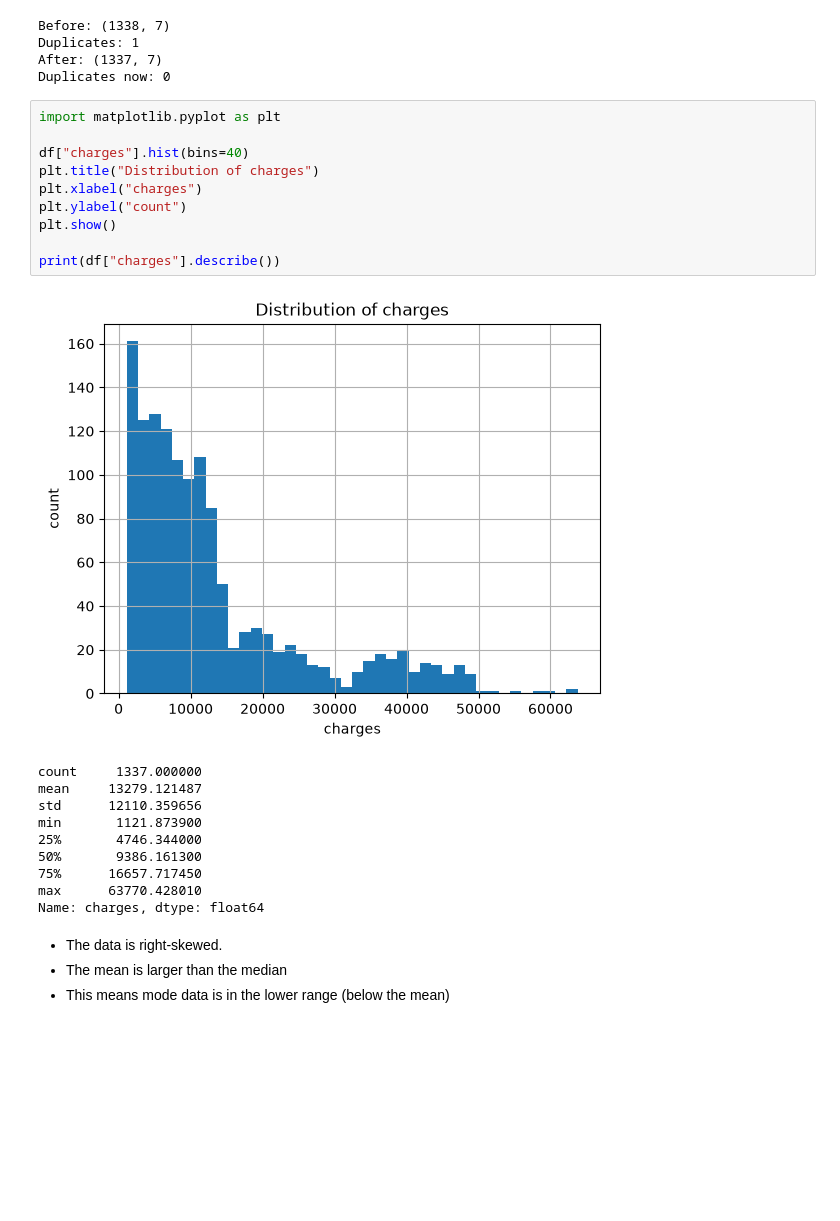
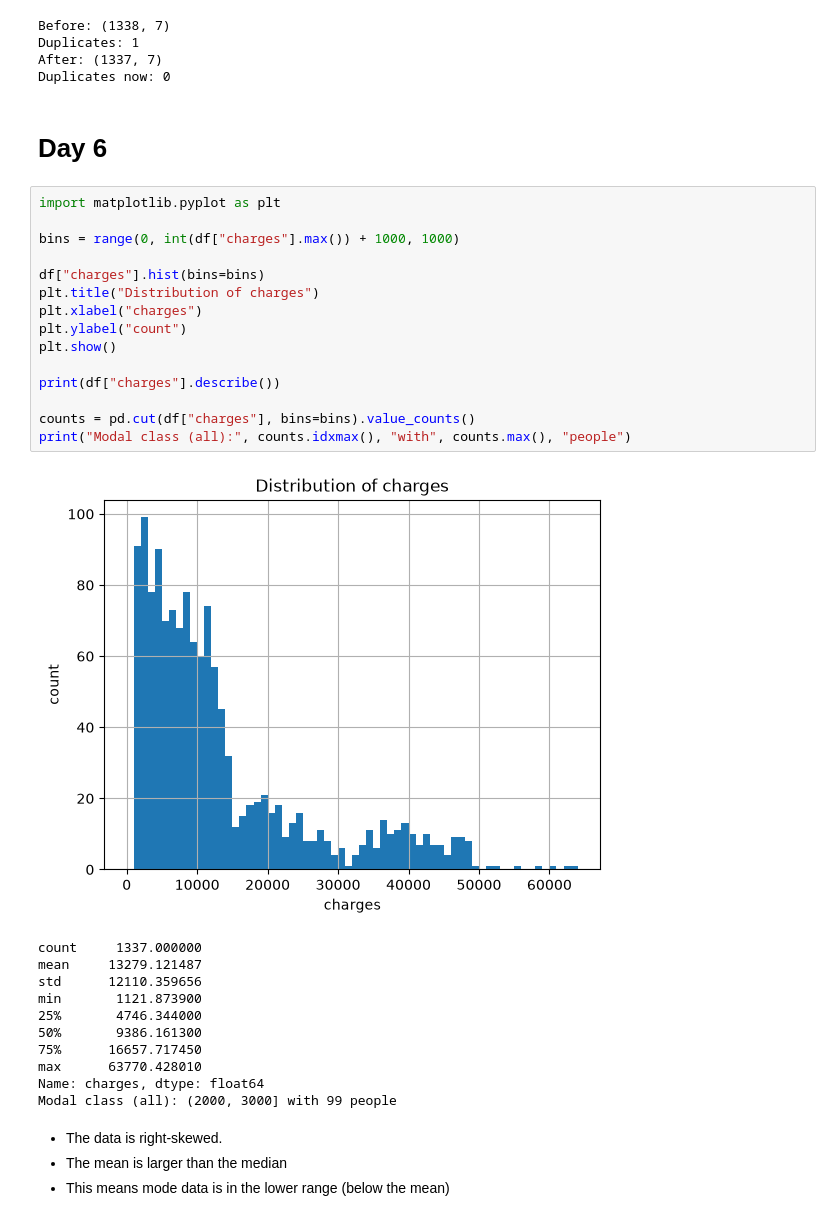
Before and after one commit to RebbelPigman/DA-Practice-01, a Jupyter notebook: notebooks/02_clean_eda.ipynb, the cells around one changed output. Drawn from its saved outputs; the diff is of its cells as text; blank space fills up the shorter version.

```diff
--- a/notebooks/02_clean_eda.ipynb
+++ b/notebooks/02_clean_eda.ipynb
@@ -52,18 +54,25 @@ Before: (1338, 7)
 Duplicates: 1
 After: (1337, 7)
 Duplicates now: 0
+# %% [markdown]
+# Day 6
 # %%
 import matplotlib.pyplot as plt
 
-df["charges"].hist(bins=40)
+bins = range(0, int(df["charges"].max()) + 1000, 1000)
+
+df["charges"].hist(bins=bins)
 plt.title("Distribution of charges")
 plt.xlabel("charges")
 plt.ylabel("count")
 plt.show()
 
 print(df["charges"].describe())
+
+counts = pd.cut(df["charges"], bins=bins).value_counts()
+print("Modal class (all):", counts.idxmax(), "with", counts.max(), "people")
 # %% [output]
-[figure, old version]
+[figure, new version]
 count     1337.000000
 mean     13279.121487
 std      12110.359656
@@ -73,6 +82,7 @@ min       1121.873900
 75%      16657.717450
 max      63770.428010
 Name: charges, dtype: float64
+Modal class (all): (2000, 3000] with 99 people
 # %% [markdown]
 - The data is right-skewed.
 - The mean is larger than the median
```
Also changed, not shown: parts of 5 cells of this notebook.
